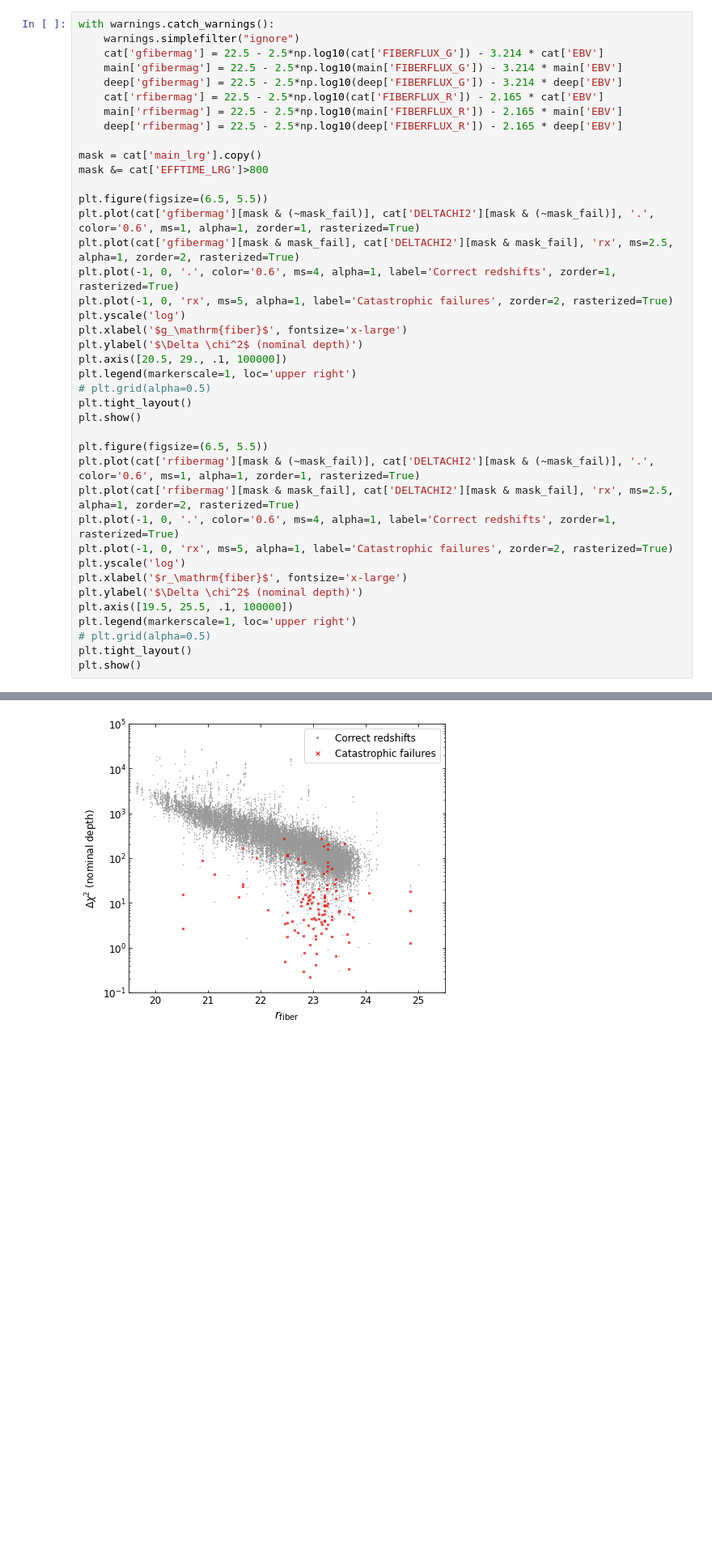
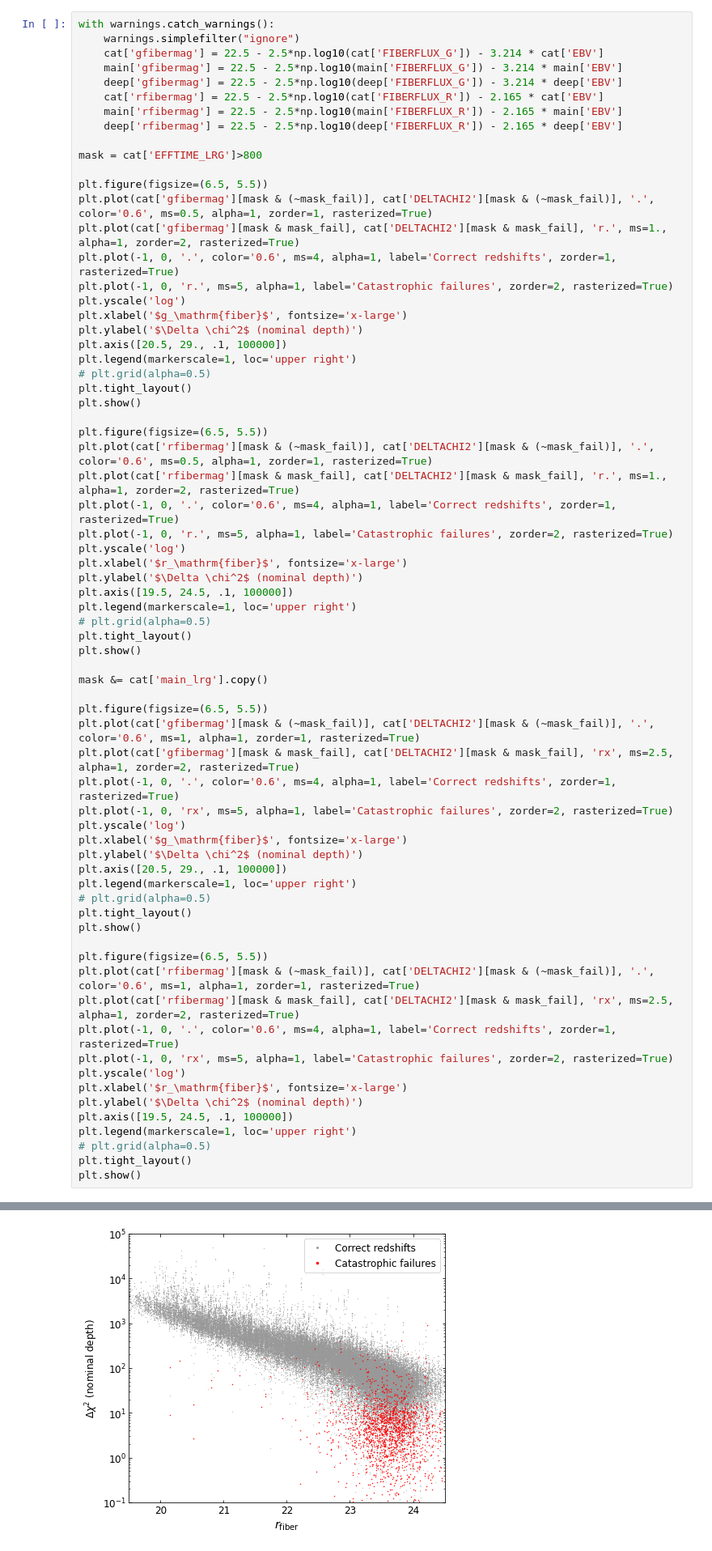
Before and after one commit to rongpu/desi-targets, a Jupyter notebook: lrg_paper/redshift_failure_rates.ipynb, the cells around one changed output, grey strips where cells are left out. Shown at 81% size. Drawn from its saved outputs; the diff is of its cells as text; blank space fills up the shorter version.

```diff
--- a/lrg_paper/redshift_failure_rates.ipynb
+++ b/lrg_paper/redshift_failure_rates.ipynb
@@ -580,8 +580,37 @@ with warnings.catch_warnings():
     main['rfibermag'] = 22.5 - 2.5*np.log10(main['FIBERFLUX_R']) - 2.165 * main['EBV']
     deep['rfibermag'] = 22.5 - 2.5*np.log10(deep['FIBERFLUX_R']) - 2.165 * deep['EBV']
 
-mask = cat['main_lrg'].copy()
-mask &= cat['EFFTIME_LRG']>800
+mask = cat['EFFTIME_LRG']>800
+
+plt.figure(figsize=(6.5, 5.5))
+plt.plot(cat['gfibermag'][mask & (~mask_fail)], cat['DELTACHI2'][mask & (~mask_fail)], '.', color='0.6', ms=0.5, alpha=1, zorder=1, rasterized=True)
+plt.plot(cat['gfibermag'][mask & mask_fail], cat['DELTACHI2'][mask & mask_fail], 'r.', ms=1., alpha=1, zorder=2, rasterized=True)
+plt.plot(-1, 0, '.', color='0.6', ms=4, alpha=1, label='Correct redshifts', zorder=1, rasterized=True)
+plt.plot(-1, 0, 'r.', ms=5, alpha=1, label='Catastrophic failures', zorder=2, rasterized=True)
+plt.yscale('log')
+plt.xlabel('$g_\mathrm{fiber}$', fontsize='x-large')
+plt.ylabel('$\Delta \chi^2$ (nominal depth)')
+plt.axis([20.5, 29., .1, 100000])
+plt.legend(markerscale=1, loc='upper right')
+# plt.grid(alpha=0.5)
+plt.tight_layout()
+plt.show()
+
+plt.figure(figsize=(6.5, 5.5))
+plt.plot(cat['rfibermag'][mask & (~mask_fail)], cat['DELTACHI2'][mask & (~mask_fail)], '.', color='0.6', ms=0.5, alpha=1, zorder=1, rasterized=True)
+plt.plot(cat['rfibermag'][mask & mask_fail], cat['DELTACHI2'][mask & mask_fail], 'r.', ms=1., alpha=1, zorder=2, rasterized=True)
+plt.plot(-1, 0, '.', color='0.6', ms=4, alpha=1, label='Correct redshifts', zorder=1, rasterized=True)
+plt.plot(-1, 0, 'r.', ms=5, alpha=1, label='Catastrophic failures', zorder=2, rasterized=True)
+plt.yscale('log')
+plt.xlabel('$r_\mathrm{fiber}$', fontsize='x-large')
+plt.ylabel('$\Delta \chi^2$ (nominal depth)')
+plt.axis([19.5, 24.5, .1, 100000])
+plt.legend(markerscale=1, loc='upper right')
+# plt.grid(alpha=0.5)
+plt.tight_layout()
+plt.show()
+
+mask &= cat['main_lrg'].copy()
 
 plt.figure(figsize=(6.5, 5.5))
 plt.plot(cat['gfibermag'][mask & (~mask_fail)], cat['DELTACHI2'][mask & (~mask_fail)], '.', color='0.6', ms=1, alpha=1, zorder=1, rasterized=True)
@@ -605,7 +634,7 @@ plt.plot(-1, 0, 'rx', ms=5, alpha=1, label='Catastrophic failures', zorder=2, ra
 plt.yscale('log')
 plt.xlabel('$r_\mathrm{fiber}$', fontsize='x-large')
 plt.ylabel('$\Delta \chi^2$ (nominal depth)')
-plt.axis([19.5, 25.5, .1, 100000])
+plt.axis([19.5, 24.5, .1, 100000])
 plt.legend(markerscale=1, loc='upper right')
 # plt.grid(alpha=0.5)
 plt.tight_layout()
@@ -615 +644 @@ plt.show()
-[figure, old version]
+[figure, new version]
```
Also changed, not shown: parts of 2 cells of this notebook, 13 other files.
